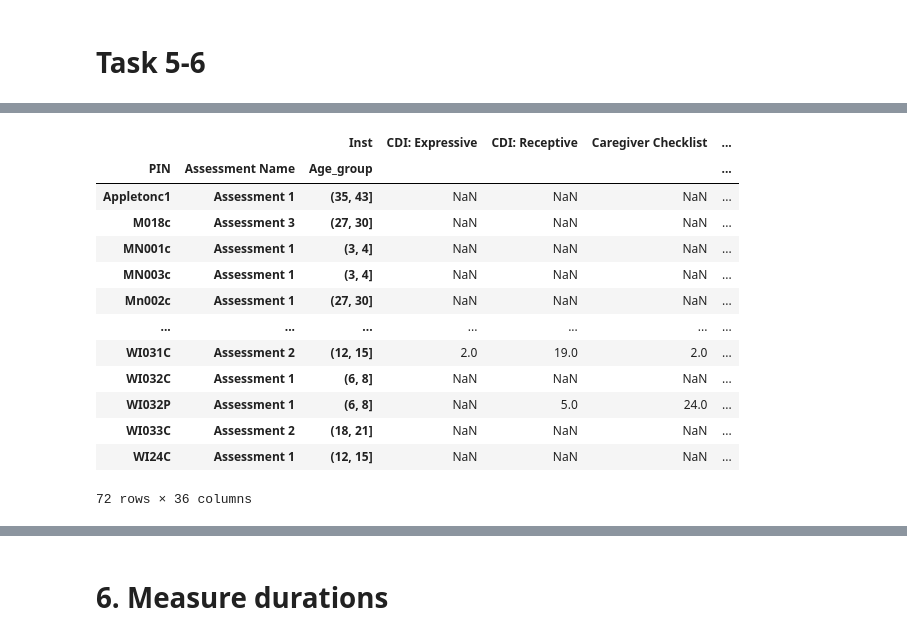
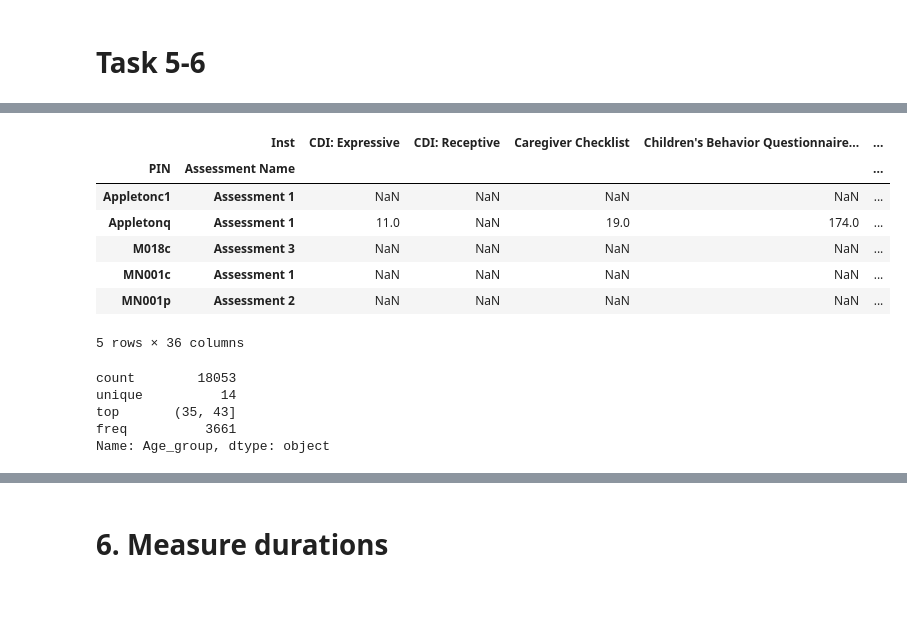
Before and after one commit to tianchu-shu/NWMSS, a Jupyter notebook: NBT_Validation.ipynb, the cells around one changed output, grey strips where cells are left out. Drawn from its saved outputs; the diff is of its cells as text; code cells hidden in the pictures; blank space fills up the shorter version.

```diff
--- a/NBT_Validation.ipynb
+++ b/NBT_Validation.ipynb
@@ -275,21 +238,23 @@ df.groupby(['PIN','Assessment Name','Inst'])['Score'].sum().unstack()
 # %%
 #Overall xocre by instrument by PIN
 #5.Sum the scores by instrument by PIN, and summarize overall and by age group (for Inst that produce scores)
-
-summary = df.groupby(['PIN','Assessment Name','Age_group','Inst'])['Score'].sum().unstack()
-summary
+task5 =df.groupby(['PIN','Assessment Name','Inst'])['Score'].sum().unstack()
-# %% [output]
-|  |  | Inst | CDI: Expressive | CDI: Receptive | Caregiver Checklist | ... |
-| PIN | Assessment Name | Age_group |  |  |  | ... |
-| Appletonc1 | Assessment 1 | (35, 43] | NaN | NaN | NaN | ... |
-| M018c | Assessment 3 | (27, 30] | NaN | NaN | NaN | ... |
-| MN001c | Assessment 1 | (3, 4] | NaN | NaN | NaN | ... |
-| MN003c | Assessment 1 | (3, 4] | NaN | NaN | NaN | ... |
-| Mn002c | Assessment 1 | (27, 30] | NaN | NaN | NaN | ... |
-| ... | ... | ... | ... | ... | ... | ... |
-| WI031C | Assessment 2 | (12, 15] | 2.0 | 19.0 | 2.0 | ... |
-| WI032C | Assessment 1 | (6, 8] | NaN | NaN | NaN | ... |
-| WI032P | Assessment 1 | (6, 8] | NaN | 5.0 | 24.0 | ... |
-| WI033C | Assessment 2 | (18, 21] | NaN | NaN | NaN | ... |
-| WI24C | Assessment 1 | (12, 15] | NaN | NaN | NaN | ... |
-72 rows × 36 columns
+# %%
+task5.head()
+# %% [output]
+|  | Inst | CDI: Expressive | CDI: Receptive | Caregiver Checklist | Children's Behavior Questionnaire... | ... |
+| PIN | Assessment Name |  |  |  |  | ... |
+| Appletonc1 | Assessment 1 | NaN | NaN | NaN | NaN | ... |
+| Appletonq | Assessment 1 | 11.0 | NaN | 19.0 | 174.0 | ... |
+| M018c | Assessment 3 | NaN | NaN | NaN | NaN | ... |
+| MN001c | Assessment 1 | NaN | NaN | NaN | NaN | ... |
+| MN001p | Assessment 2 | NaN | NaN | NaN | NaN | ... |
+5 rows × 36 columns
+# %%
+df.Age_group.describe()
+# %% [output]
+count        18053
+unique          14
+top       (35, 43]
+freq          3661
+Name: Age_group, dtype: object
```
Also changed, not shown: parts of 3 cells of this notebook.
